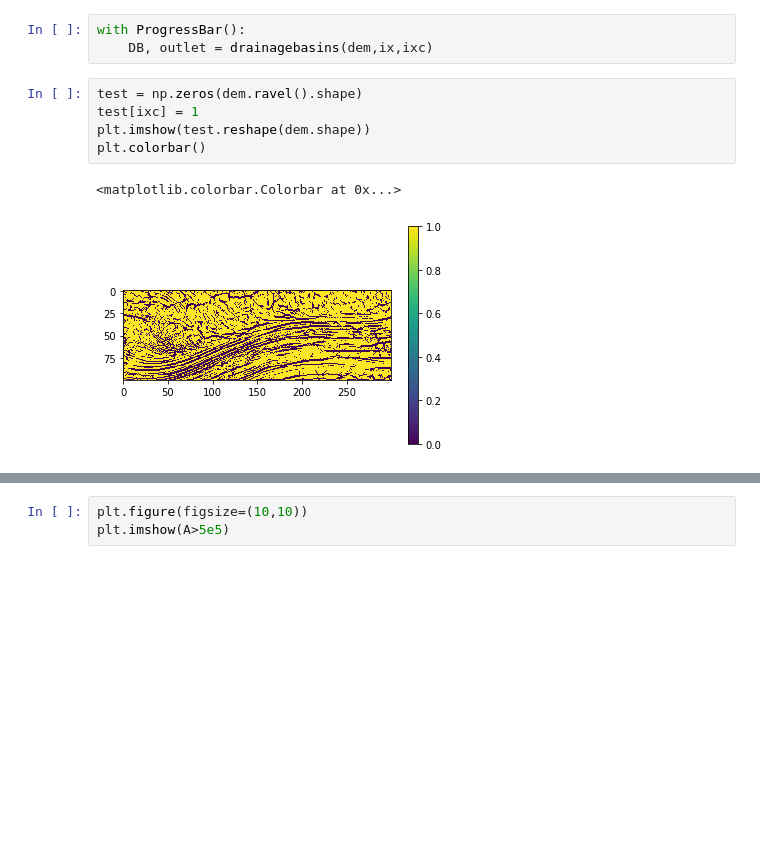
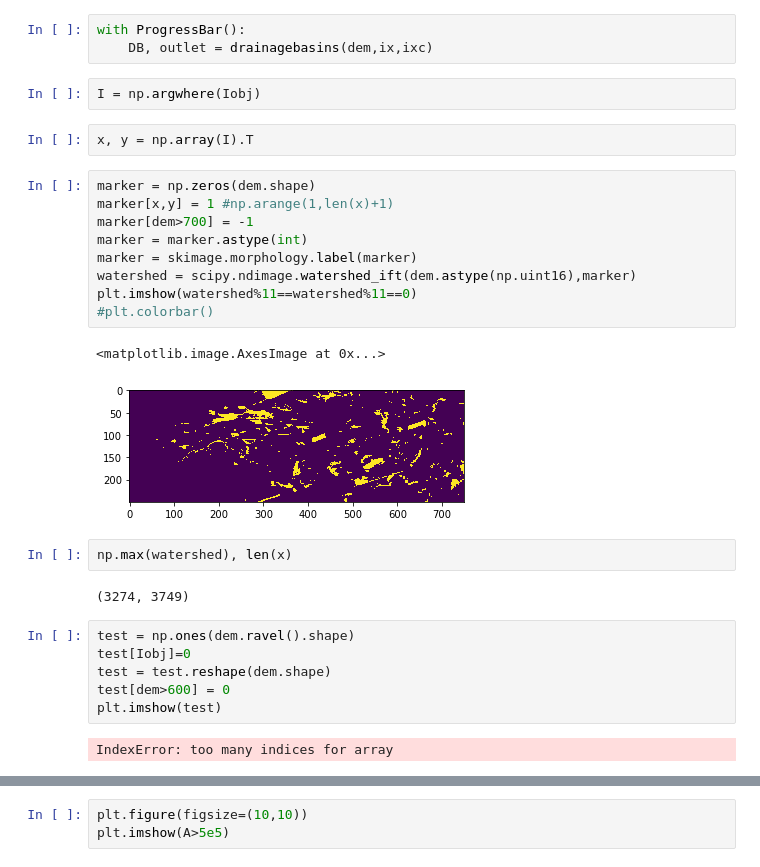
Before and after one commit to ldeo-glaciology/REMAWaterRouting, a Jupyter notebook: drainagebasins.ipynb, the cells around one changed output, grey strips where cells are left out. Drawn from its saved outputs; the diff is of its cells as text; blank space fills up the shorter version.

```diff
--- a/drainagebasins.ipynb
+++ b/drainagebasins.ipynb
@@ -575,11 +594,31 @@ with ProgressBar():
 # %%
 with ProgressBar():
     DB, outlet = drainagebasins(dem,ix,ixc)
+# %%
+I = np.argwhere(Iobj)
+# %%
+x, y = np.array(I).T
+# %%
+marker = np.zeros(dem.shape)
+marker[x,y] = 1 #np.arange(1,len(x)+1)
+marker[dem>700] = -1
+marker = marker.astype(int)
+marker = skimage.morphology.label(marker)
+watershed = scipy.ndimage.watershed_ift(dem.astype(np.uint16),marker)
+plt.imshow(watershed%11==watershed%11==0)
+#plt.colorbar()
+# %% [output]
+<matplotlib.image.AxesImage at 0x...>
+[figure, added]
+# %%
+np.max(watershed), len(x)
+# %% [output]
+(3274, 3749)
 # %%
-test = np.zeros(dem.ravel().shape)
-test[ixc] = 1
-plt.imshow(test.reshape(dem.shape))
-plt.colorbar()
+test = np.ones(dem.ravel().shape)
+test[Iobj]=0
+test = test.reshape(dem.shape)
+test[dem>600] = 0
+plt.imshow(test)
 # %% [output]
-<matplotlib.colorbar.Colorbar at 0x...>
+IndexError: too many indices for array
-[figure, removed]
```
Also changed, not shown: parts of 18 cells of this notebook, 2 other files.
